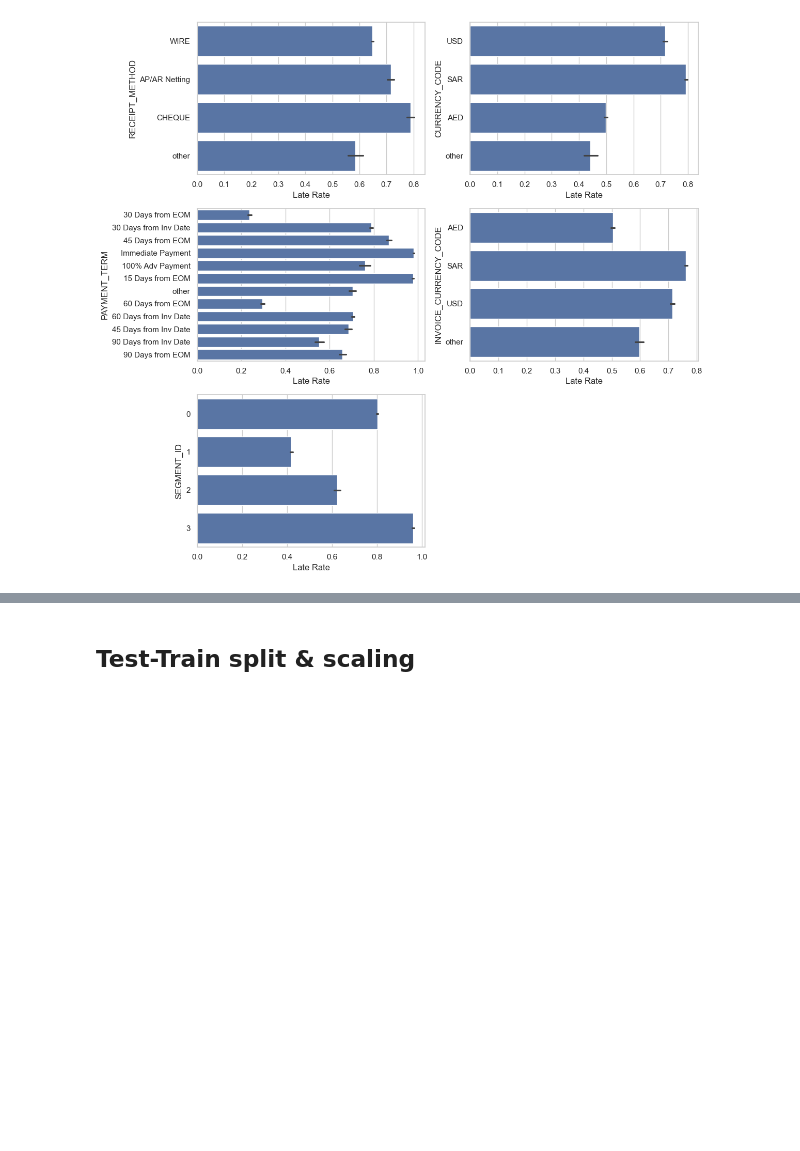
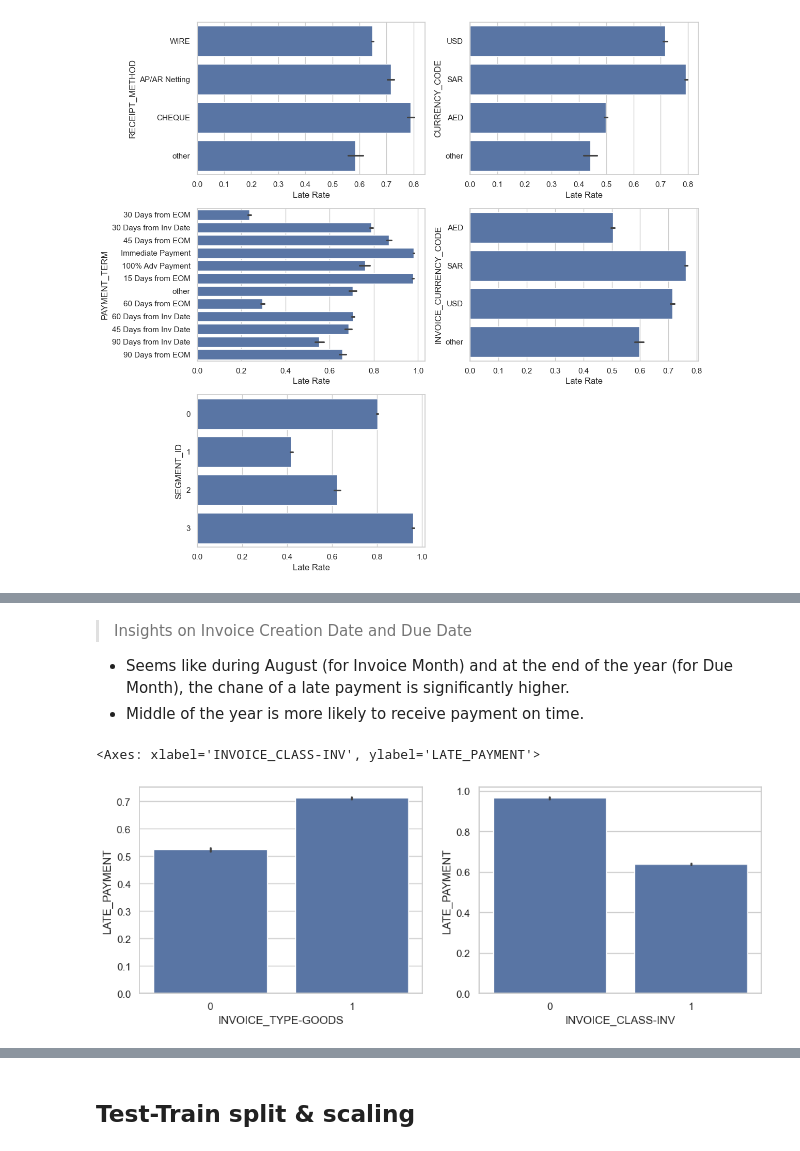
Before and after one commit to liemnh98/upGrad-Domain-Oriented-Case-Study, a Jupyter notebook: main_code.iPynb, the cells around one changed output, grey strips where cells are left out. Cells and saved outputs as stored; diff of their text form; code cells hidden in the pictures; blank space fills up the shorter version.

```diff
--- a/main_code.iPynb
+++ b/main_code.iPynb
@@ -409,0 +446,15 @@ plt.show();
+# %% [markdown]
+> Insights on Invoice Creation Date and Due Date
+- Seems like during August (for Invoice Month) and at the end of the year (for Due Month), the chane of a late payment is significantly higher.
+- Middle of the year is more likely to receive payment on time.
+# %%
+# analyze bi variables
+plt.figure(figsize=(12, 4))
+plt.subplot(1, 2, 1)
+sns.barplot(x='INVOICE_TYPE-GOODS', y='LATE_PAYMENT', data=received)
+
+plt.subplot(1, 2, 2)
+sns.barplot(x='INVOICE_CLASS-INV', y='LATE_PAYMENT', data=received)
+# %% [output]
+<Axes: xlabel='INVOICE_CLASS-INV', ylabel='LATE_PAYMENT'>
+[figure, added]
```
Also changed, not shown: parts of 9 cells of this notebook.
